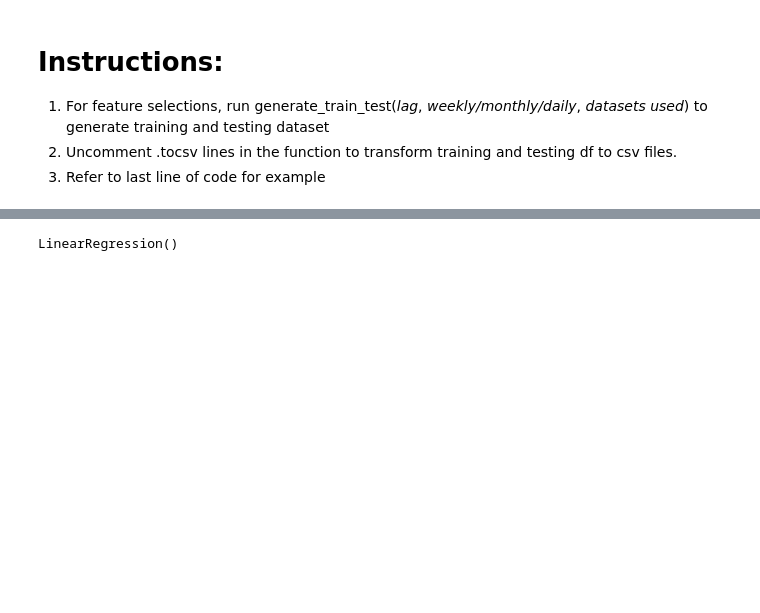
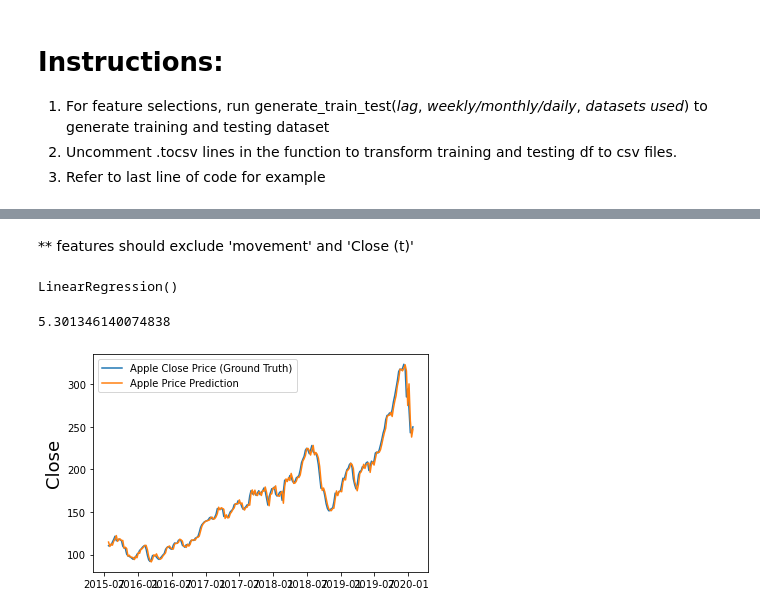
Before and after one commit to yuanxing-y/cs3244-project, a Jupyter notebook: Linear Regression/pipeline_copy.ipynb, the cells around one changed output, grey strips where cells are left out. Drawn from its saved outputs; the diff is of its cells as text; code cells hidden in the pictures; blank space fills up the shorter version.

Commit message:
finish linear regression autopipe line

```diff
--- a/Linear Regression/pipeline_copy.ipynb
+++ b/Linear Regression/pipeline_copy.ipynb
@@ -108,6 +110,6 @@ def generate_train_test(lag, avg = "weekly", *datasets):
     return train_all, test_all
 # %%
 # Remove data where price stagnant
-df_appl = df_appl[(df_appl['Date'] >= '2005-01-01')]
+df_aapl = df_aapl[(df_aapl['Date'] >= '2005-01-01')]
 df_msft = df_msft[(df_msft['Date'] >= '1998-01-01')]
 # %%
@@ -116,0 +123,3 @@ train_ggl, test_ggl = generate_train_test(10, "weekly", df_ggl)
+# %%
+train_aapl, test_aapl = generate_train_test(10, "weekly", df_aapl)
+train_aapl.columns
@@ -117,9 +134,33 @@ train_ggl, test_ggl = generate_train_test(10, "weekly", df_ggl)
+# %% [markdown]
+** features should exclude 'movement' and 'Close (t)'
 # %%
-from sklearn.linear_model import LinearRegression
-# 1 step Close only
 model_aapl = LinearRegression()
-x_train_aapl = train_aapl.drop('Close (t)', axis=1)
+x_train_aapl = train_aapl.drop(['Close (t)', 'movement'], axis=1)
 y_train_aapl = train_aapl['Close (t)']
-model_aapl.fit(train_aapl, train_aapl)
+model_aapl.fit(x_train_aapl, y_train_aapl)
 # %% [output]
 LinearRegression()
+# %%
+x_test_aapl = test_aapl.drop(['Close (t)', 'movement'], axis=1)
+y_test_aapl = test_aapl['Close (t)']
+
+preds_aapl = model_aapl.predict(x_test_aapl)
+rms_aapl = np.sqrt(np.mean(np.power((np.array(y_test_aapl)-np.array(preds_aapl)),2)))
+# %%
+rms_aapl
+# %% [output]
+5.301346140074838
+# %%
+# plot
+df_results = pd.DataFrame()
+df_results['Apple Close Price (Ground Truth)'] = test_aapl['Close (t)']
+df_results['Apple Price Prediction'] = preds_aapl
+
+plt.plot(df_results['Apple Close Price (Ground Truth)'])
+plt.plot(df_results['Apple Price Prediction'])
+
+plt.ylabel('Close',fontsize=18)
+plt.legend(['Apple Close Price (Ground Truth)','Apple Price Prediction'])
+plt.show()
+# %% [output]
+[figure, added]
```
Also changed, not shown: parts of 29 cells of this notebook, 1 other file.
